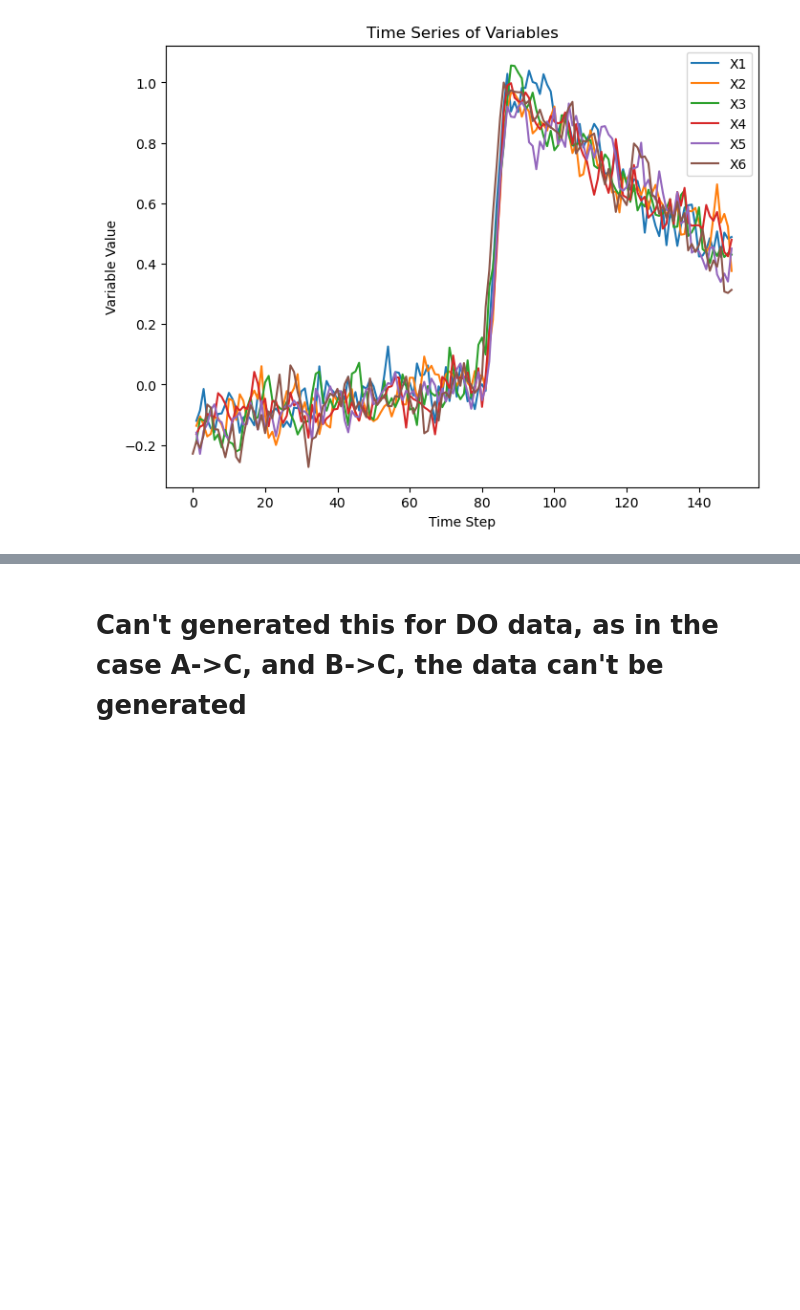
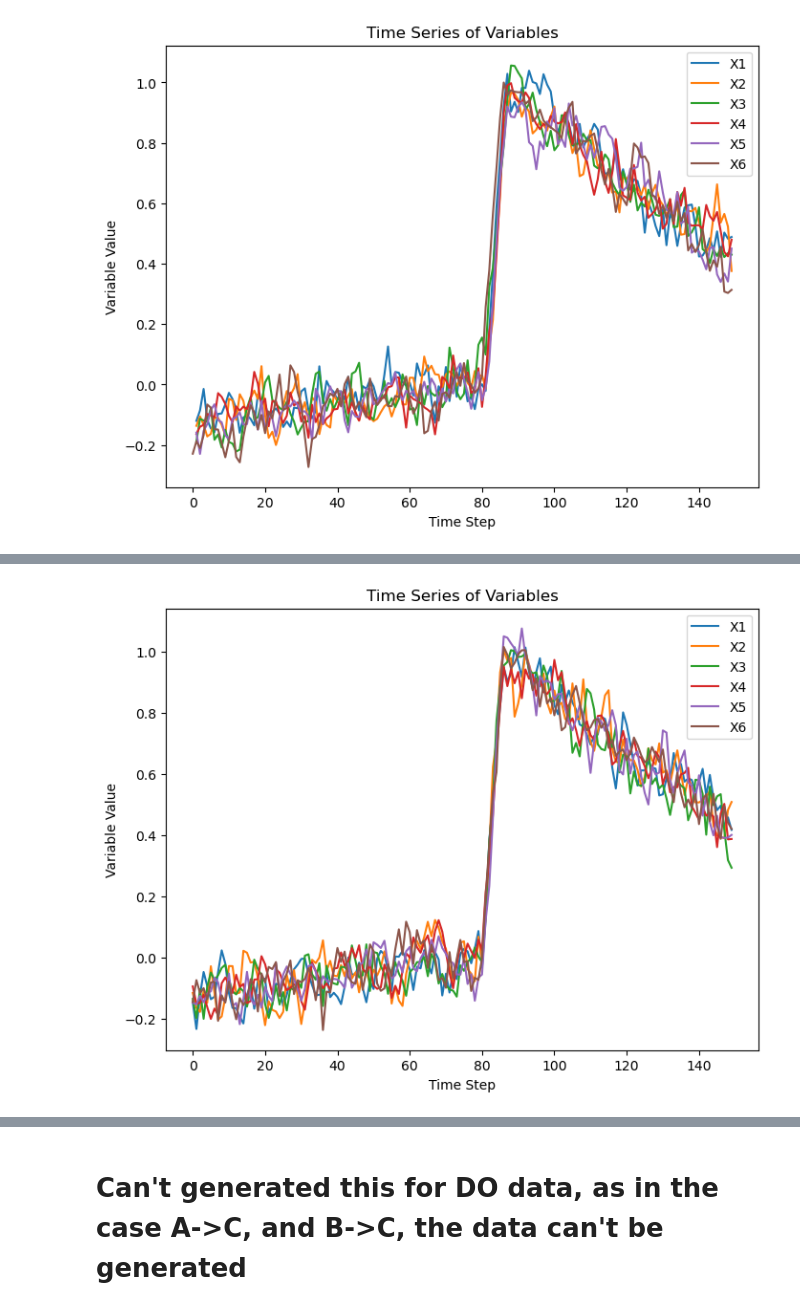
Before and after one commit to Peisong-Zheng/Paleoclimate_causality, a Jupyter notebook: Gen_linked_data.ipynb, the cells around one changed output, grey strips where cells are left out. Saved outputs shown, nothing was run; the diff lists cells and outputs as text; code cells hidden in the pictures; blank space fills up the shorter version.

```diff
--- a/Gen_linked_data.ipynb
+++ b/Gen_linked_data.ipynb
@@ -162,0 +267,86 @@ plt.show()
+# %%
+import numpy as np
+import matplotlib.pyplot as plt
+from toolbox import syth_ana_functions as saf
+
+length=1500
+delta=10
+
+t0=800.0
+dt=56.32925780771254
+dy=1
+GS_slope=0.00016431508734689263
+GIS_slope=-0.0009404944834246113
+tau=13.649751415738818
+sigma=0.05
+
+
+time = np.arange(length, step=delta, dtype='float')
+
+X1 = np.zeros(len(time))
+X2 = np.zeros(len(time))
+X3= np.zeros(len(time))
+X4= np.zeros(len(time))
+X5= np.zeros(len(time))
+X6= np.zeros(len(time))
+
+X1[0] = np.random.normal(0, sigma)
+X2[0] = np.random.normal(0, sigma)
+X3[0] = np.random.normal(0, sigma)
+X4[0] = np.random.normal(0, sigma)
+X5[0] = np.random.normal(0, sigma)
+X6[0] = np.random.normal(0, sigma)
+
+alpha = np.exp(-delta / tau)
+print(alpha)
+
+
+
+
+for t in range(1, len(time)):
+    X1[t] = alpha*X1[t-1] + 6e-2*X3[t-1]+np.random.normal(0, sigma)
+    X2[t] = alpha*X2[t-1] + 5e-2*X1[t-1]+8e-2*X6[t-1]+np.random.normal(0, sigma)
+    X3[t] = alpha*X3[t-1] + 7e-2*X2[t-1]+np.random.normal(0, sigma)
+    X4[t] = alpha*X4[t-1] + 4e-2*X5[t-1]+np.random.normal(0, sigma)
+    X5[t] = alpha*X5[t-1] + 2e-2*X4[t-1]+7e-2*X6[t-1]+np.random.normal(0, sigma)
+    X6[t] = alpha*X6[t-1] + np.random.normal(0, sigma)
+
+
+
+
+synt_trans= saf.linear_ramp(time, t0=t0, dt=dt, y0=0.0, dy=dy, GS_slope=GS_slope, GIS_slope=GIS_slope)
+
+lag=-1
+# Shift the series
+if lag > 0:
+    shifted_synt_trans = np.full_like(synt_trans, np.nan)
+    shifted_synt_trans[:-lag] = synt_trans[lag:]
+if lag < 0:
+    shifted_synt_trans = np.full_like(synt_trans, np.nan)
+    shifted_synt_trans[-lag:] = synt_trans[:lag]
+if lag == 0:
+    shifted_synt_trans=synt_trans
+
+X1=X1+synt_trans
+X2=X2+synt_trans
+X3=X3+synt_trans
+X4=X4+synt_trans
+X5=X5+synt_trans
+X6=X6+synt_trans
+
+
+
+# Plotting
+plt.figure(figsize=(8, 6))
+plt.plot(X1, label='X1')
+plt.plot(X2, label='X2')
+plt.plot(X3, label='X3')
+plt.plot(X4, label='X4')
+plt.plot(X5, label='X5')
+plt.plot(X6, label='X6')
+plt.xlabel('Time Step')
+plt.ylabel('Variable Value')
+plt.title('Time Series of Variables')
+plt.legend()
+plt.show()
+# %% [output]
@@ -163,3 +354,4 @@ plt.show()
+[figure, added]
 # %%
 # store the data to a dataframe
 import pandas as pd
```
Also changed, not shown: parts of 8 cells of this notebook, 3 other files.
